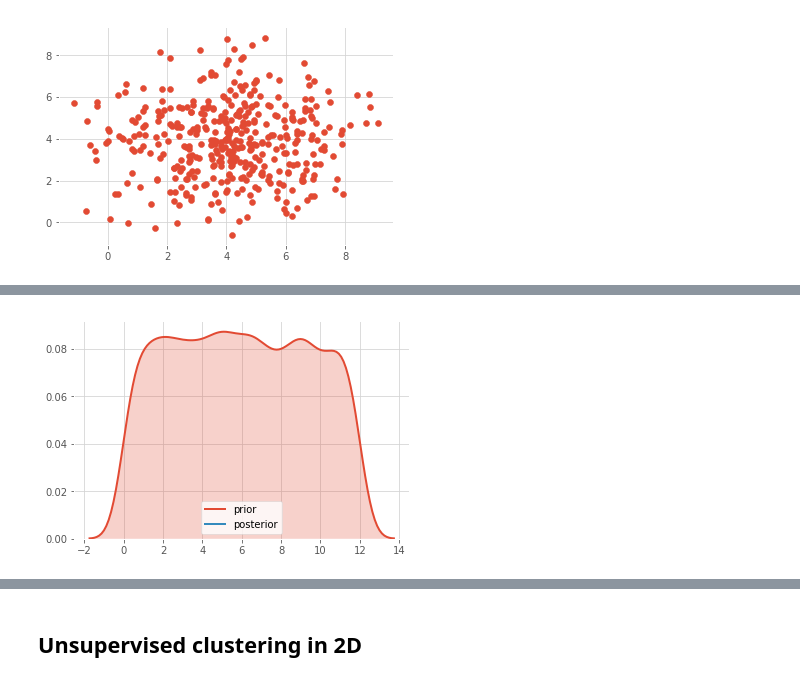
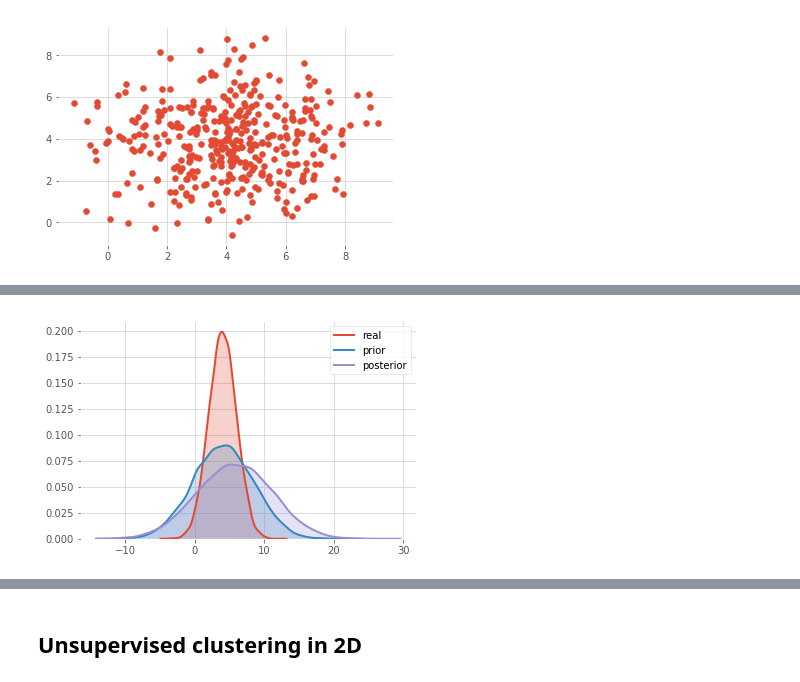
Before and after one commit to TheoLvs/probabilistic-programming, a Jupyter notebook: 1. Experiments/0. Baseyian methods for hackers - notes.ipynb, the cells around one changed output, grey strips where cells are left out. Drawn from its saved outputs; the diff is of its cells as text; code cells hidden in the pictures.

Commit message:
improving edward utils to basic inference functions and plot utils

```diff
--- a/1. Experiments/0. Baseyian methods for hackers - notes.ipynb
+++ b/1. Experiments/0. Baseyian methods for hackers - notes.ipynb
@@ -295,3 +331,3 @@ real_n = Normal(loc = 4.0,scale = 2.0)
 # %%
-mu1 = Uniform(low = 0.0,high = 12.0)
-std1 = Uniform(low = 0.0,high = 12.0)
+mu1 = edu.Distribution(Uniform(low = 0.0,high = 12.0))
+std1 = edu.Distribution(Uniform(low = 0.0,high = 12.0))
@@ -300,3 +337,9 @@ n1 = Normal(loc = 0.0,scale = 2.0)
+# %%
+n1 = Normal(loc = mu1.prior,scale = std1.prior)
+qn1 = Normal(loc = mu1.posterior,scale = std1.posterior)
+# %%
+final_n = edu.Distribution(n1)
+final_n.posterior = qn1
 # %%
 x = Normal(loc = n1,scale = tf.ones([len(x1),]))
 y = Normal(loc = n1,scale = tf.ones([len(x1),]))
@@ -334,7 +360,5 @@ plt.show()
 # %%
-sns.distplot(mu1.sample(10000).eval(),bins = 20,label = "prior",hist = False,kde_kws={"shade": True})
-sns.distplot(qmu1.sample(10000).eval(),bins = 20,label = "posterior",hist = False,kde_kws={"shade": True})
-plt.legend()
-plt.show()
+sns.distplot(real_n.sample(10000).eval(),bins = 20,label = "real",hist = False,kde_kws={"shade": True})
+final_n.plot()
 # %% [output]
-[figure, old version]
+[figure, new version]
```
Also changed, not shown: parts of 21 cells of this notebook, 1 other file.
